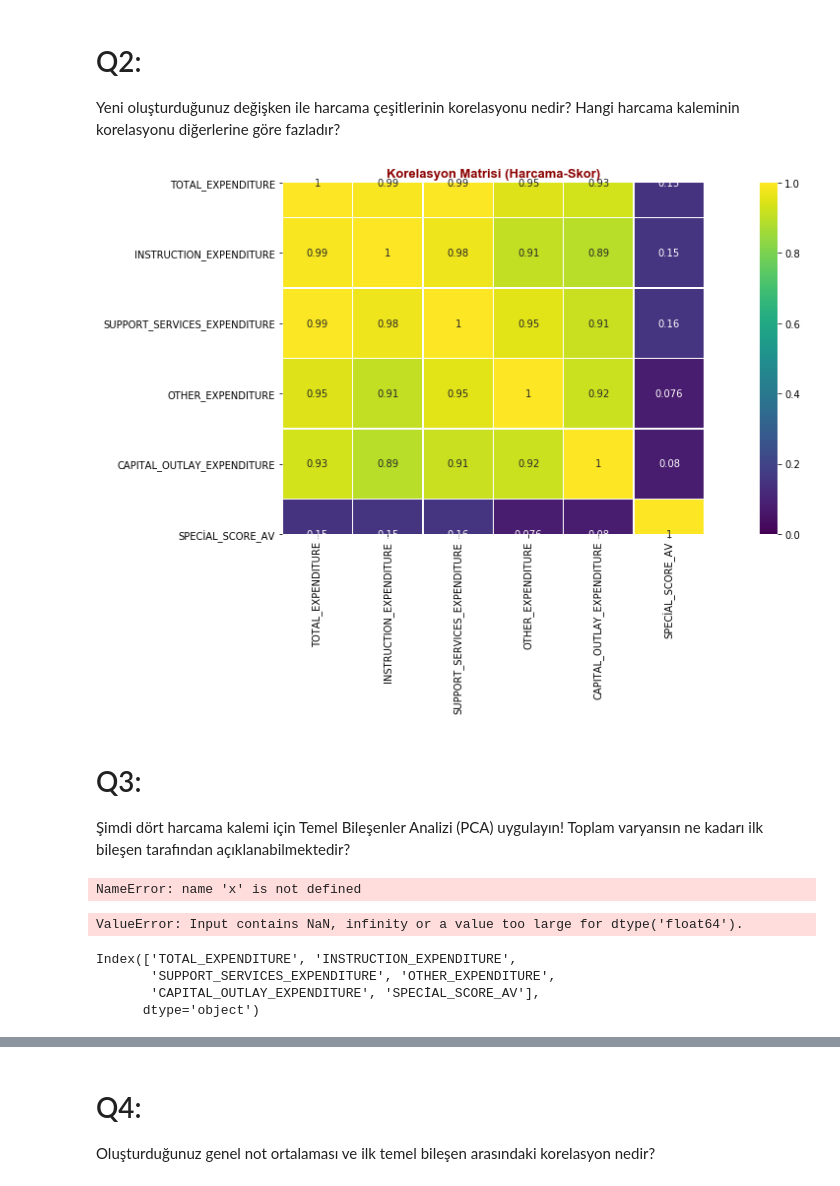
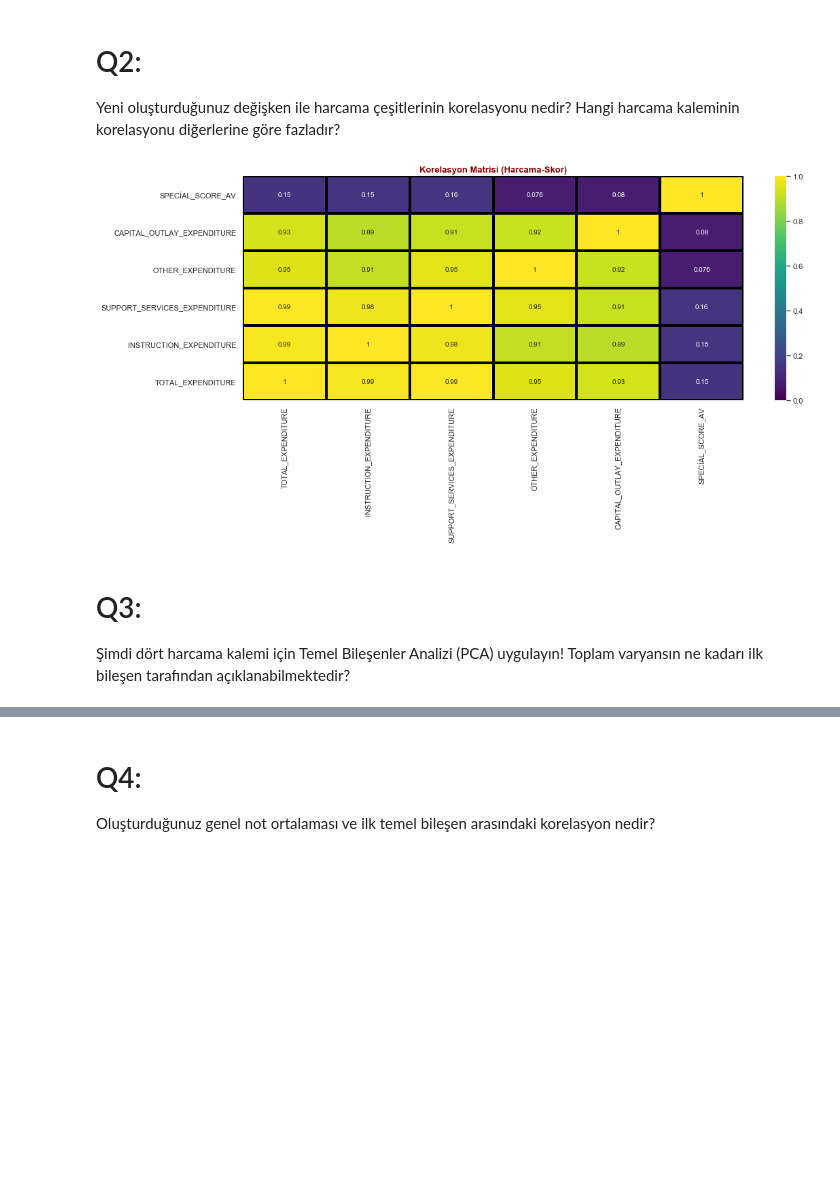
Before and after one commit to mehmetfatihdata/BOOTCAMP_1, a Jupyter notebook: WORK_22_EDA4.ipynb, the cells around one changed output, grey strips where cells are left out. Drawn from its saved outputs; the diff is of its cells as text; code cells hidden in the pictures; blank space fills up the shorter version.

```diff
--- a/WORK_22_EDA4.ipynb
+++ b/WORK_22_EDA4.ipynb
@@ -2,12 +2,16 @@
 # mehmetfatihdata
 # %%
 import matplotlib.pyplot as plt
+import seaborn as sns
 import numpy as np
 import pandas as pd
 import seaborn as sns
+import scipy.stats as stats
+from scipy.stats.mstats import winsorize
+from sqlalchemy import create_engine
 import warnings
-from scipy.stats.mstats import winsorize
 warnings.filterwarnings('ignore')
+sns.set(style="whitegrid")
 baslik_font = {'family': 'arial', 'color': 'darkred','weight': 'bold','size': 13 }
 eksen_font  = {'family': 'arial', 'color': 'darkblue','weight': 'bold','size': 10 }
 # %%
@@ -34,13 +38,13 @@ korelasyon=education_ex.corr()
 # %%
 plt.figure(figsize=(16,8))
 
-sns.heatmap(korelasyon, square=True, annot=True, linewidths=.5, vmin=0, vmax=1, cmap='viridis')
+sns.heatmap(korelasyon,  annot=True, linewidths=3, linecolor="black",vmin=0, vmax=1, cmap='viridis')
 plt.title("Korelasyon Matrisi (Harcama-Skor)", fontdict=baslik_font)
-
+plt.ylim(0,len(korelasyon))
 plt.tight_layout()
 plt.show()
 # %% [output]
-[figure, old version]
+[figure, new version]
 # %% [markdown]
 # Q3:
 Şimdi dört harcama kalemi için Temel Bileşenler Analizi (PCA) uygulayın! Toplam varyansın ne kadarı ilk bileşen tarafından açıklanabilmektedir?
@@ -50,8 +50,0 @@ y = education_ex['TOTAL_EXPENDITURE']
-# %%
-from sklearn.decomposition import PCA
-pca = PCA(n_components=2)
-principalComponents = pca.fit_transform(x)
-principalDf = pd.DataFrame(data = principalComponents
-             , columns = ['principal component 1', 'principal component 2'])
-# %% [output]
-NameError: name 'x' is not defined
@@ -68,15 +50,0 @@ X_test = sc.transform(X_test)
-# %%
-from sklearn.decomposition import PCA
-
-pca = PCA()
-X_train = pca.fit_transform(X_train)
-X_test = pca.transform(X_test)
-# %% [output]
-ValueError: Input contains NaN, infinity or a value too large for dtype('float64').
-# %%
-education_ex.columns
-# %% [output]
-Index(['TOTAL_EXPENDITURE', 'INSTRUCTION_EXPENDITURE',
-       'SUPPORT_SERVICES_EXPENDITURE', 'OTHER_EXPENDITURE',
-       'CAPITAL_OUTLAY_EXPENDITURE', 'SPECİAL_SCORE_AV'],
-      dtype='object')
```
Also changed, not shown: parts of 10 cells of this notebook.
